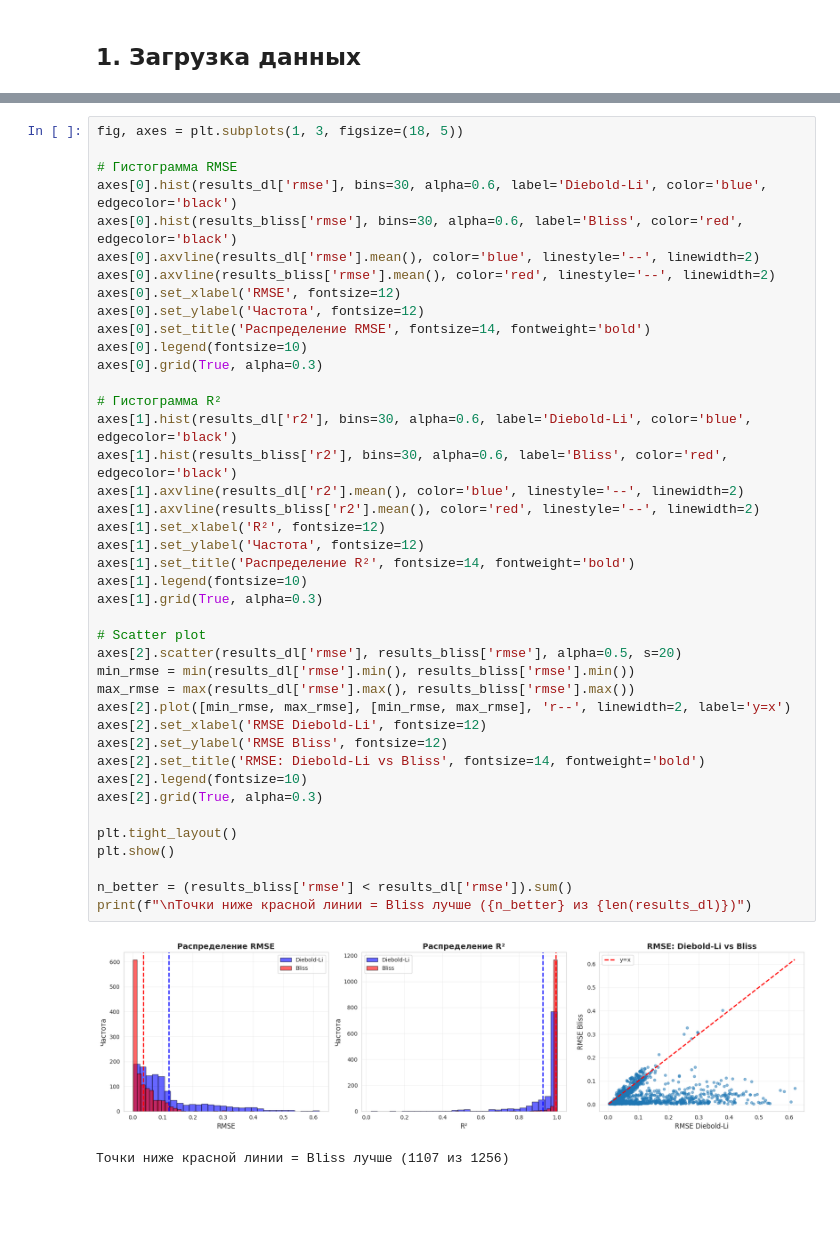
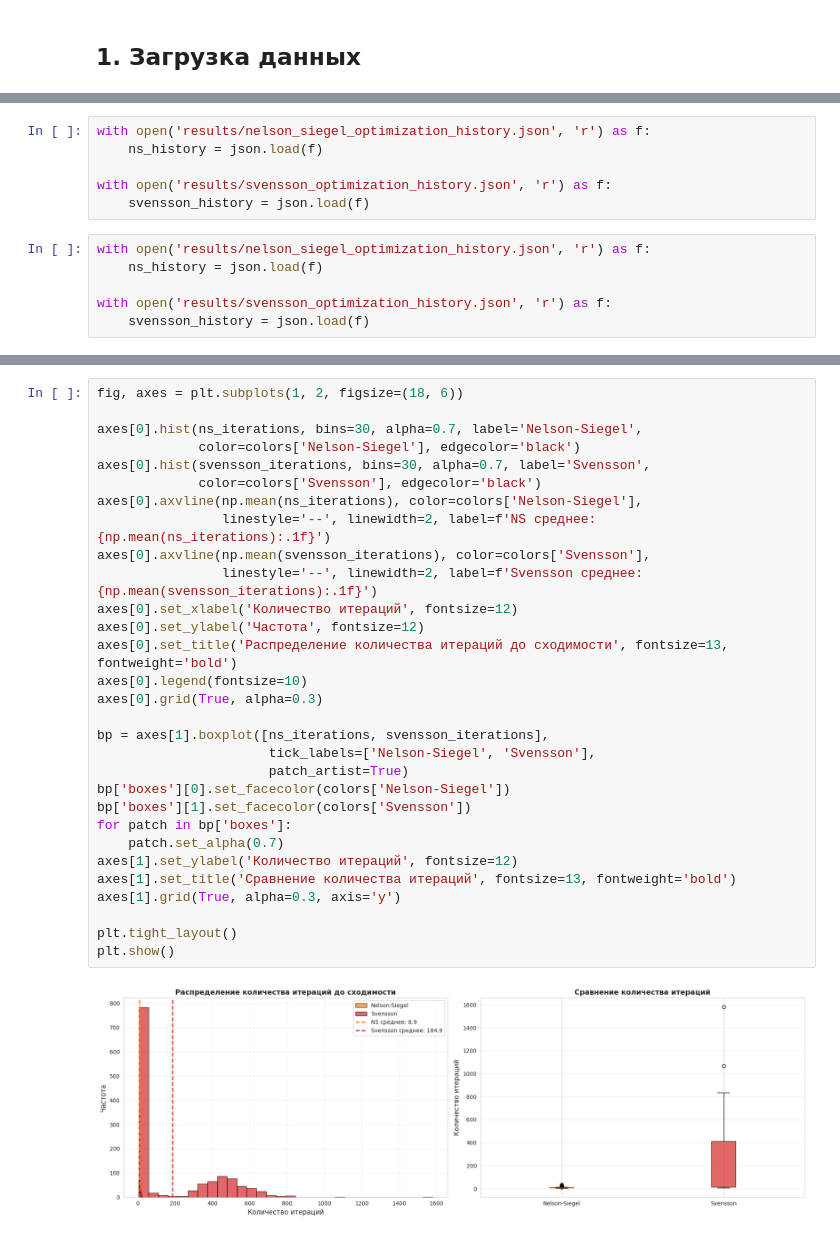
Before and after one commit to perin-nn/financial_project_2025, a Jupyter notebook: Comparison.ipynb, the cells around one changed output, grey strips where cells are left out. Saved outputs shown, nothing was run; the diff lists cells and outputs as text; blank space fills up the shorter version.

```diff
--- a/Comparison.ipynb
+++ b/Comparison.ipynb
@@ -165,0 +123,12 @@ plt.show()
+# %%
+with open('results/nelson_siegel_optimization_history.json', 'r') as f:
+    ns_history = json.load(f)
+
+with open('results/svensson_optimization_history.json', 'r') as f:
+    svensson_history = json.load(f)
+# %%
+with open('results/nelson_siegel_optimization_history.json', 'r') as f:
+    ns_history = json.load(f)
+
+with open('results/svensson_optimization_history.json', 'r') as f:
+    svensson_history = json.load(f)
@@ -166,44 +166,32 @@ plt.show()
 # %%
-fig, axes = plt.subplots(1, 3, figsize=(18, 5))
+fig, axes = plt.subplots(1, 2, figsize=(18, 6))
 
-# Гистограмма RMSE
-axes[0].hist(results_dl['rmse'], bins=30, alpha=0.6, label='Diebold-Li', color='blue', edgecolor='black')
-axes[0].hist(results_bliss['rmse'], bins=30, alpha=0.6, label='Bliss', color='red', edgecolor='black')
-axes[0].axvline(results_dl['rmse'].mean(), color='blue', linestyle='--', linewidth=2)
-axes[0].axvline(results_bliss['rmse'].mean(), color='red', linestyle='--', linewidth=2)
-axes[0].set_xlabel('RMSE', fontsize=12)
+axes[0].hist(ns_iterations, bins=30, alpha=0.7, label='Nelson-Siegel',
+             color=colors['Nelson-Siegel'], edgecolor='black')
+axes[0].hist(svensson_iterations, bins=30, alpha=0.7, label='Svensson',
+             color=colors['Svensson'], edgecolor='black')
+axes[0].axvline(np.mean(ns_iterations), color=colors['Nelson-Siegel'],
+                linestyle='--', linewidth=2, label=f'NS среднее: {np.mean(ns_iterations):.1f}')
+axes[0].axvline(np.mean(svensson_iterations), color=colors['Svensson'],
+                linestyle='--', linewidth=2, label=f'Svensson среднее: {np.mean(svensson_iterations):.1f}')
+axes[0].set_xlabel('Количество итераций', fontsize=12)
 axes[0].set_ylabel('Частота', fontsize=12)
-axes[0].set_title('Распределение RMSE', fontsize=14, fontweight='bold')
+axes[0].set_title('Распределение количества итераций до сходимости', fontsize=13, fontweight='bold')
 axes[0].legend(fontsize=10)
 axes[0].grid(True, alpha=0.3)
 
-# Гистограмма R²
-axes[1].hist(results_dl['r2'], bins=30, alpha=0.6, label='Diebold-Li', color='blue', edgecolor='black')
-axes[1].hist(results_bliss['r2'], bins=30, alpha=0.6, label='Bliss', color='red', edgecolor='black')
-axes[1].axvline(results_dl['r2'].mean(), color='blue', linestyle='--', linewidth=2)
-axes[1].axvline(results_bliss['r2'].mean(), color='red', linestyle='--', linewidth=2)
-axes[1].set_xlabel('R²', fontsize=12)
-axes[1].set_ylabel('Частота', fontsize=12)
-axes[1].set_title('Распределение R²', fontsize=14, fontweight='bold')
-axes[1].legend(fontsize=10)
-axes[1].grid(True, alpha=0.3)
-
-# Scatter plot
-axes[2].scatter(results_dl['rmse'], results_bliss['rmse'], alpha=0.5, s=20)
-min_rmse = min(results_dl['rmse'].min(), results_bliss['rmse'].min())
-max_rmse = max(results_dl['rmse'].max(), results_bliss['rmse'].max())
-axes[2].plot([min_rmse, max_rmse], [min_rmse, max_rmse], 'r--', linewidth=2, label='y=x')
-axes[2].set_xlabel('RMSE Diebold-Li', fontsize=12)
-axes[2].set_ylabel('RMSE Bliss', fontsize=12)
-axes[2].set_title('RMSE: Diebold-Li vs Bliss', fontsize=14, fontweight='bold')
-axes[2].legend(fontsize=10)
-axes[2].grid(True, alpha=0.3)
+bp = axes[1].boxplot([ns_iterations, svensson_iterations],
+                      tick_labels=['Nelson-Siegel', 'Svensson'],
+                      patch_artist=True)
+bp['boxes'][0].set_facecolor(colors['Nelson-Siegel'])
+bp['boxes'][1].set_facecolor(colors['Svensson'])
+for patch in bp['boxes']:
+    patch.set_alpha(0.7)
+axes[1].set_ylabel('Количество итераций', fontsize=12)
+axes[1].set_title('Сравнение количества итераций', fontsize=13, fontweight='bold')
+axes[1].grid(True, alpha=0.3, axis='y')
 
 plt.tight_layout()
 plt.show()
-
-n_better = (results_bliss['rmse'] < results_dl['rmse']).sum()
-print(f"\nТочки ниже красной линии = Bliss лучше ({n_better} из {len(results_dl)})")
 # %% [output]
-[figure, old version]
+[figure, new version]
-Точки ниже красной линии = Bliss лучше (1107 из 1256)
```
Also changed, not shown: parts of 23 cells of this notebook, 15 other files.
